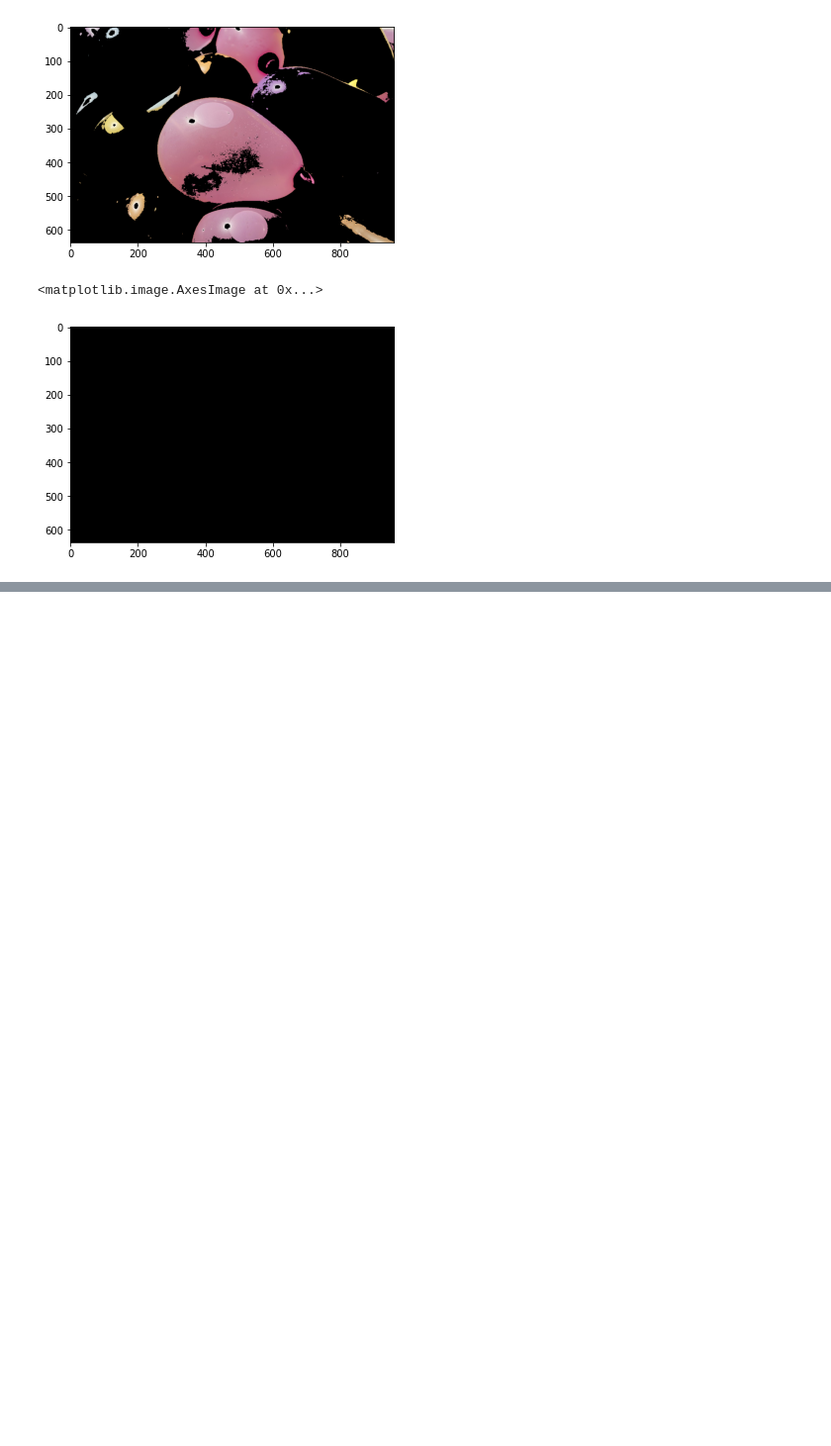
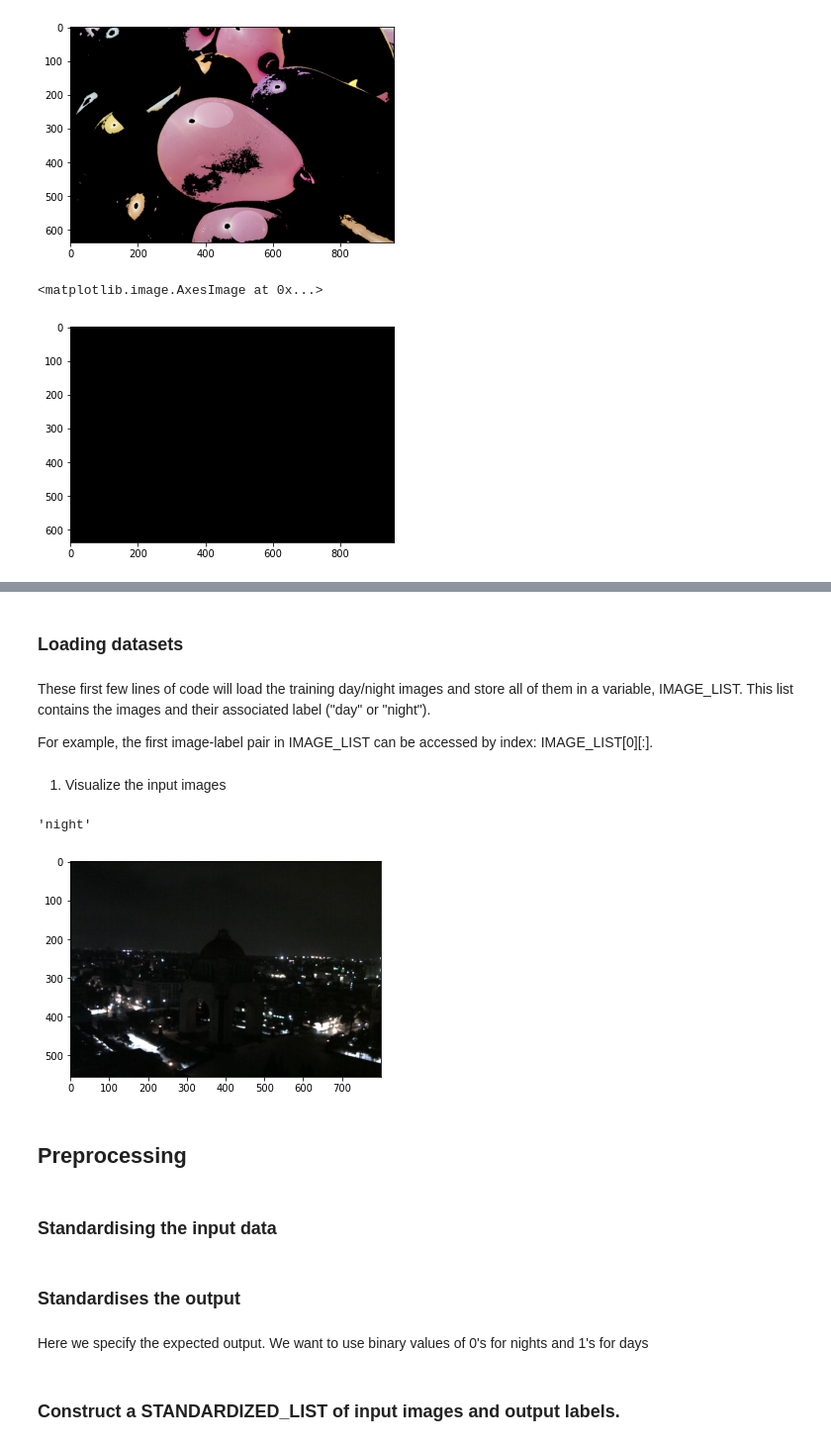
Before and after one commit to Fru-Adey/-Deep_Learning_in_Asset_Pricing, a Jupyter notebook: image_processing.ipynb, the cells around one changed output, grey strips where cells are left out. Shown at 99% size. Drawn from its saved outputs; the diff is of its cells as text; code cells hidden in the pictures; blank space fills up the shorter version.

```diff
--- a/image_processing.ipynb
+++ b/image_processing.ipynb
@@ -242,0 +270,37 @@ plt.imshow(masked_image)
+# %%
+# Image data directories
+image_dir_training = "day_night_images/training/"
+image_dir_test = "day_night_images/test/"
+# %% [markdown]
+### Loading datasets
+# %% [markdown]
+These first few lines of code will load the training day/night images and store all of them in a variable, IMAGE_LIST. This list contains the images and their associated label ("day" or "night").
+
+For example, the first image-label pair in IMAGE_LIST can be accessed by index: IMAGE_LIST[0][:].
+# %%
+# Using the load_dataset function in helpers.py
+# Load training data
+IMAGE_LIST = helpers_.load_dataset(image_dir_training)
+# %% [markdown]
+1. Visualize the input images
+# %%
+# Select an image and its label by list index
+image_index = 150
+selected_image = IMAGE_LIST[image_index][0]
+selected_label = IMAGE_LIST[image_index][1]
+
+plt.imshow(selected_image)
+selected_label
+
+## TODO: Print out 1. The shape of the image and 2. The image's label `selected_label`
+
+## TODO: Display a night image
+# Note the differences between the day and night images
+# Any measurable differences can be used to classify these images
+# %% [output]
+'night'
+[figure, added]
+# %% [markdown]
+## Preprocessing
+# %% [markdown]
+### Standardising the input data
@@ -242,0 +315,4 @@ plt.imshow(masked_image)
+# %% [markdown]
+### Standardises the output
+# %% [markdown]
+Here we specify the expected output. We want to use binary values of 0's for nights and 1's for days
@@ -242,0 +333,2 @@ plt.imshow(masked_image)
+# %% [markdown]
+### Construct a STANDARDIZED_LIST of input images and output labels.
```
Also changed, not shown: parts of 33 cells of this notebook.
